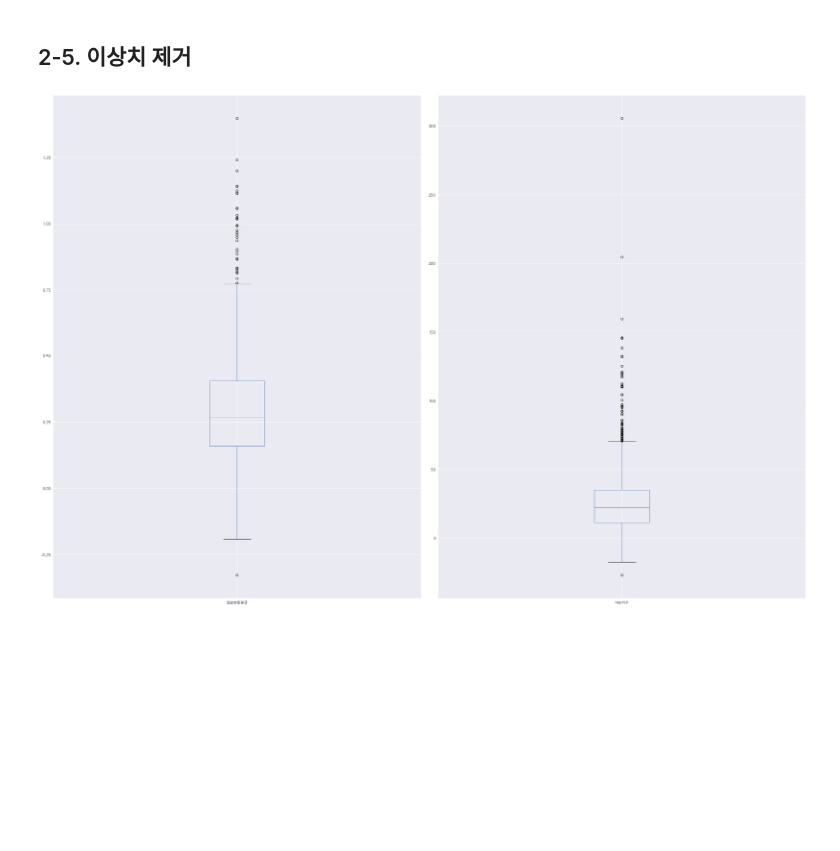
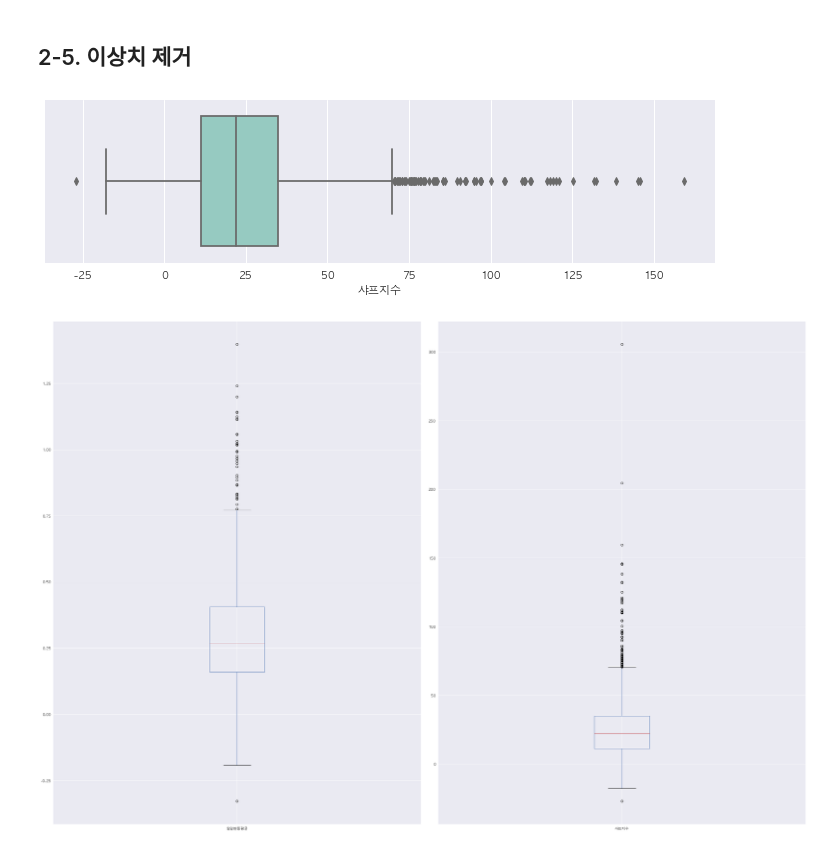
Before and after one commit to chulwonchae/customized_portfolio_pj, a Jupyter notebook: 1.preprocessing.ipynb, the cells around one changed output. Saved outputs shown, nothing was run; the diff lists cells and outputs as text; code cells hidden in the pictures; blank space fills up the shorter version.

```diff
--- a/1.preprocessing.ipynb
+++ b/1.preprocessing.ipynb
@@ -839,6 +847,14 @@ df_danger
 1578 rows × 3 columns
 # %% [markdown]
 ## 2-5. 이상치 제거
+# %%
+import seaborn as sns
+plt.figure(figsize=(12,3))
+# ["일일변동평균", "샤프지수"]
+sns.boxplot(x="샤프지수", data=df_danger, palette="Set3")
+plt.show()
+# %% [output]
+[figure, added]
 # %%
 # 이상치 확인을 위한 boxplot 그리기 전 초기작업
 import seaborn as sns #heatmap 만들기 위한 라이브러리
```
Also changed, not shown: parts of 8 cells of this notebook, 18 other files.
